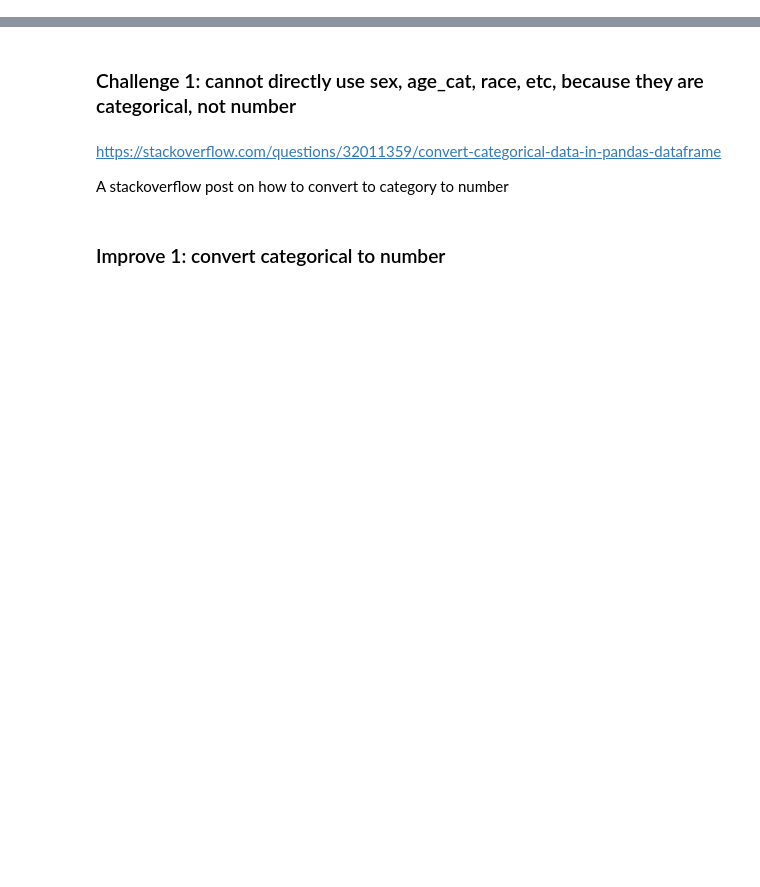
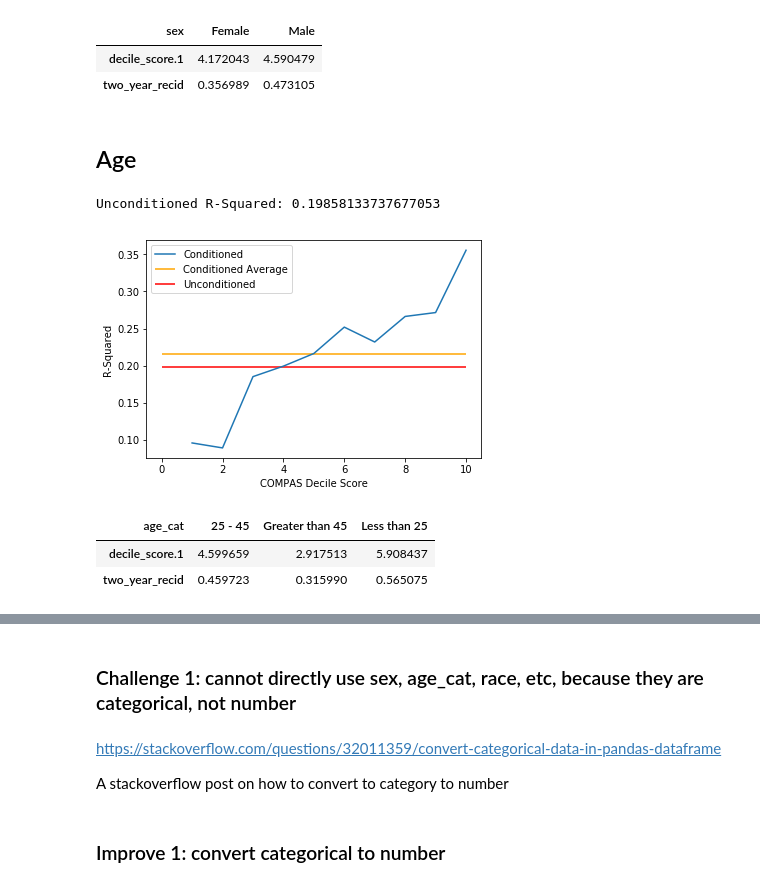
Before and after one commit to violetyao/Re-Exploring-COMPAS-Bias, a Jupyter notebook: Modeling.ipynb, the cells around one changed output, grey strips where cells are left out. Saved outputs shown, nothing was run; the diff lists cells and outputs as text; code cells hidden in the pictures; blank space fills up the shorter version.

```diff
--- a/Modeling.ipynb
+++ b/Modeling.ipynb
@@ -43,0 +106,40 @@ abstractions
+# %%
+pd.pivot_table(data=compas_two_year, values=['two_year_recid', 'decile_score.1'], columns='sex', aggfunc=np.mean)
+# %% [output]
+| sex | Female | Male |
+| decile_score.1 | 4.172043 | 4.590479 |
+| two_year_recid | 0.356989 | 0.473105 |
+# %% [markdown]
+## Age
+# %%
+X_a = compas_two_year.loc[:, ['age_cat']]
+X_a = pd.get_dummies(X_a)
+X_a = X_a.drop(['age_cat_25 - 45'], axis=1)
+y_a = compas_two_year['two_year_recid']
+model_a = sm.OLS(y_a, X_a).fit()
+print('Unconditioned R-Squared:', model_a.rsquared)
+
+rsquareds = []
+for i in range(1, 11):
+    X_a_i = compas_two_year.loc[compas_two_year['decile_score.1'] == i, ['age_cat']]
+    X_a_i = pd.get_dummies(X_a_i)
+    X_a_i = X_a_i.drop(['age_cat_25 - 45'], axis=1)
+    y_a_i = compas_two_year.loc[compas_two_year['decile_score.1'] == i, 'two_year_recid']
+    model_a_i = sm.OLS(y_a_i, X_a_i).fit()
+    rsquareds.append(model_a_i.rsquared)
+
+plt.plot(range(1, 11), rsquareds, label='Conditioned')
+plt.hlines(np.mean(rsquareds), 0, 10, color='orange', label='Conditioned Average')
+plt.hlines(model_a.rsquared, 0, 10, color='red', label='Unconditioned')
+plt.xlabel('COMPAS Decile Score')
+plt.ylabel('R-Squared')
+plt.legend();
+# %% [output]
+Unconditioned R-Squared: 0.19858133737677053
+[figure, added]
+# %%
+pd.pivot_table(data=compas_two_year, values=['two_year_recid', 'decile_score.1'], columns='age_cat', aggfunc=np.mean)
+# %% [output]
+| age_cat | 25 - 45 | Greater than 45 | Less than 25 |
+| decile_score.1 | 4.599659 | 2.917513 | 5.908437 |
+| two_year_recid | 0.459723 | 0.315990 | 0.565075 |
```
Also changed, not shown: parts of 53 cells of this notebook.
